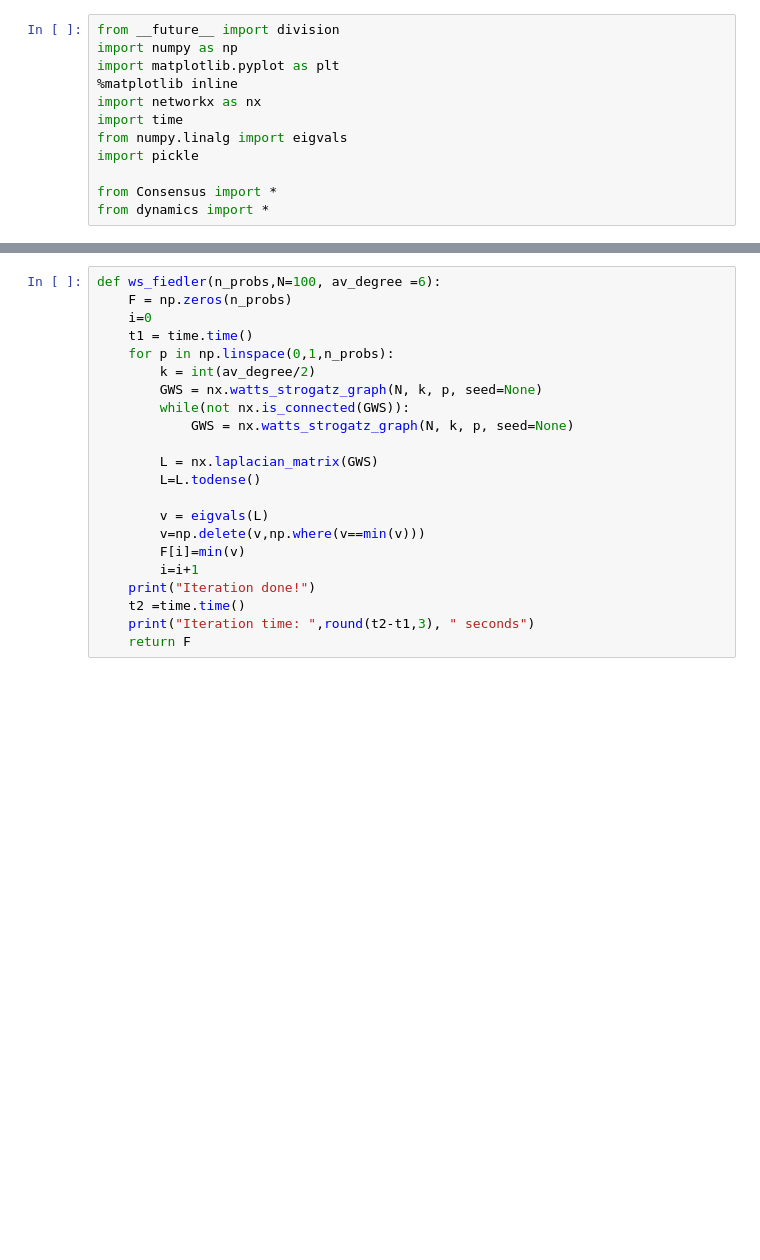
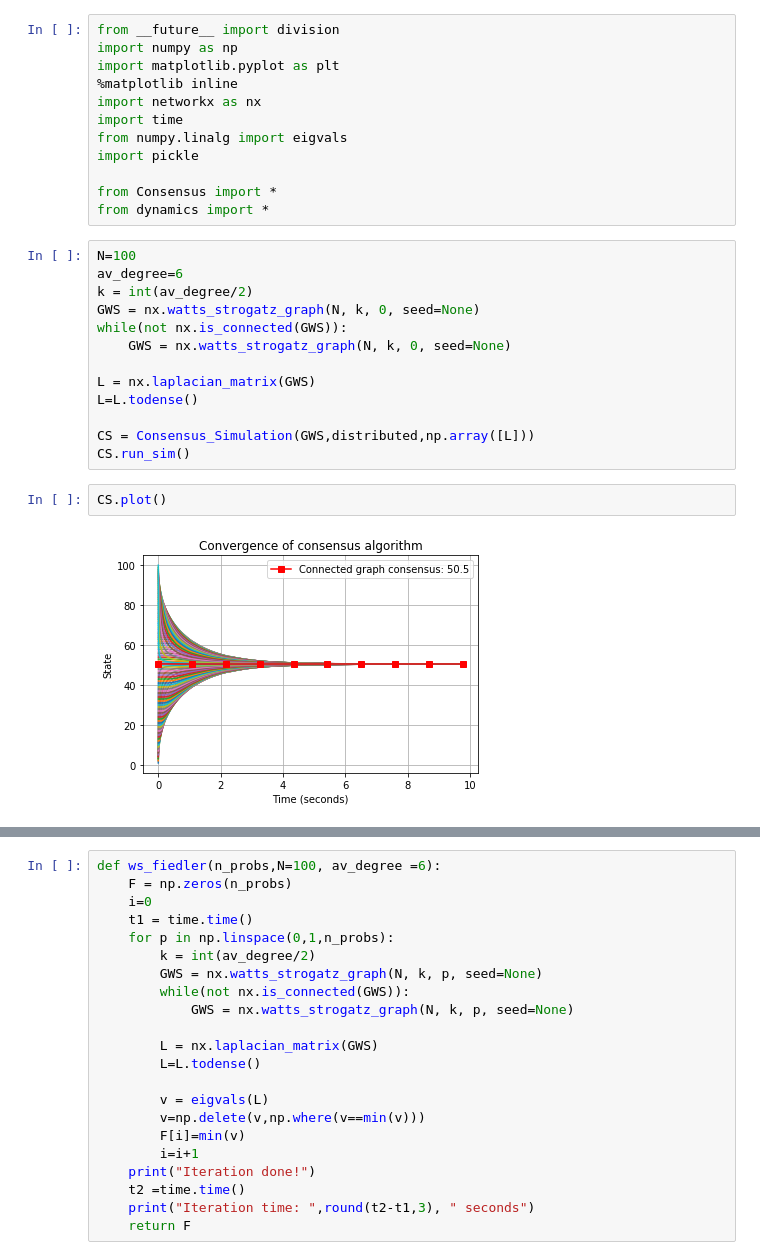
Before and after one commit to harveydevereux/Consensus, a Jupyter notebook: consensus.ipynb, the cells around one changed output, grey strips where cells are left out. Drawn from its saved outputs; the diff is of its cells as text; blank space fills up the shorter version.

```diff
--- a/consensus.ipynb
+++ b/consensus.ipynb
@@ -10,6 +10,23 @@ import pickle
 
 from Consensus import *
 from dynamics import *
+# %%
+N=100
+av_degree=6
+k = int(av_degree/2)
+GWS = nx.watts_strogatz_graph(N, k, 0, seed=None)
+while(not nx.is_connected(GWS)):
+    GWS = nx.watts_strogatz_graph(N, k, 0, seed=None)
+
+L = nx.laplacian_matrix(GWS)
+L=L.todense()
+
+CS = Consensus_Simulation(GWS,distributed,np.array([L]))
+CS.run_sim()
+# %%
+CS.plot()
+# %% [output]
+[figure, added]
 # %%
 def sim_ws(n_probs,N=100, av_degree =6):
     Time = np.zeros(n_probs)
```
Also changed, not shown: parts of 4 cells of this notebook, 1 other file.
